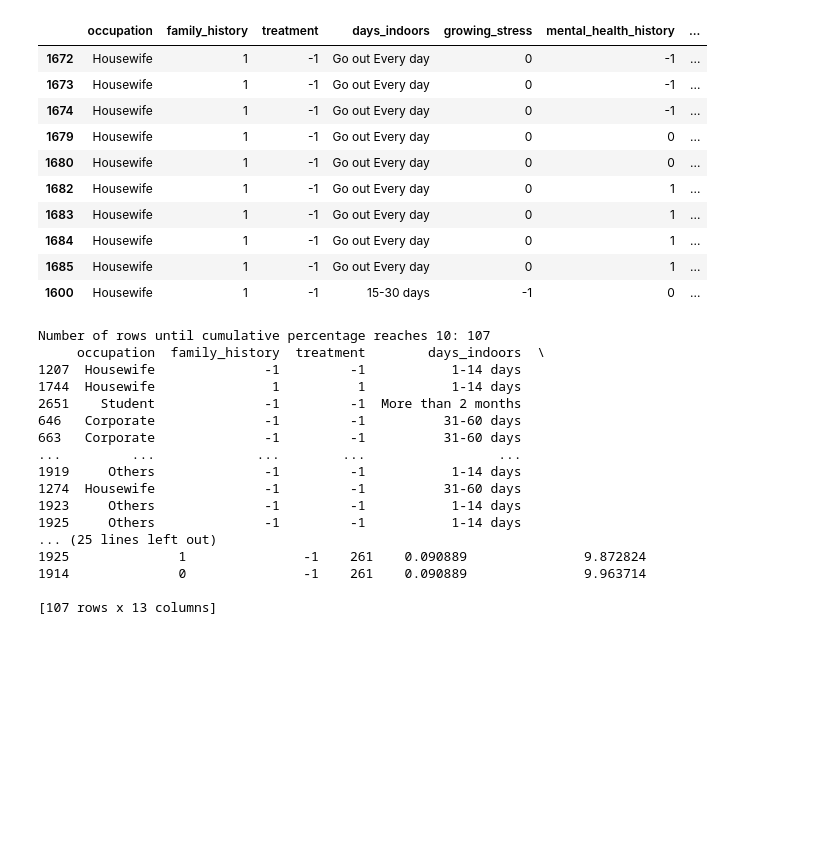
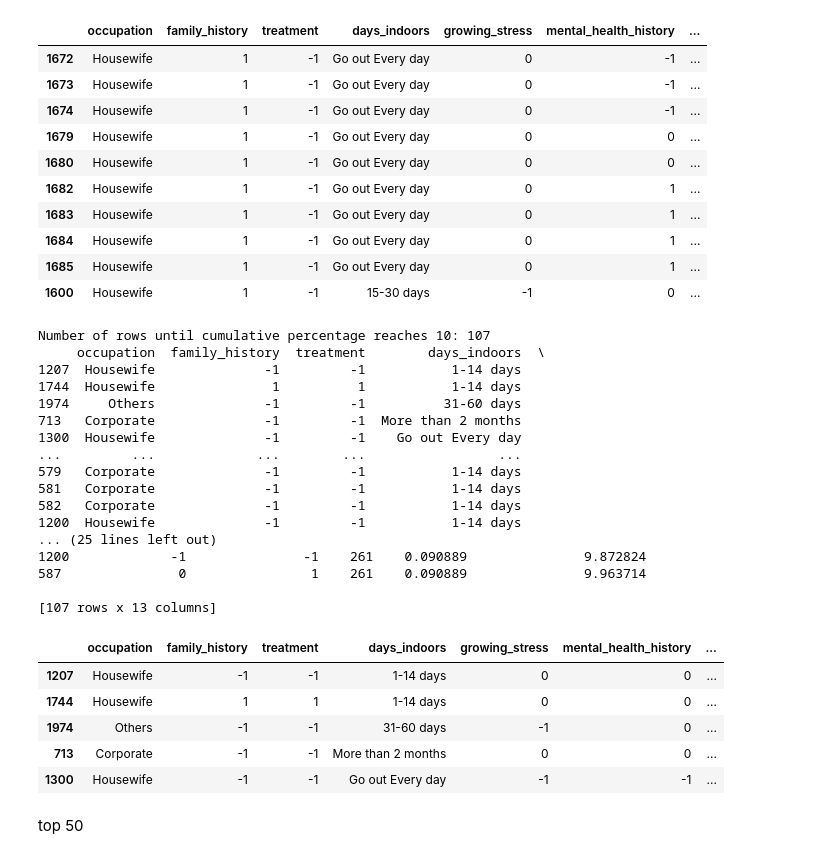
Before and after one commit to nchakicherla/ucb-dataviz-project1-group7, a Jupyter notebook: question_6/data_manipulation.ipynb, the cells around one changed output. Drawn from its saved outputs; the diff is of its cells as text; code cells hidden in the pictures; blank space fills up the shorter version.

```diff
--- a/question_6/data_manipulation.ipynb
+++ b/question_6/data_manipulation.ipynb
@@ -272,39 +272,49 @@ common_count.tail(10)
 #take a look at the top 10 percentage of commonality
 # Sort the DataFrame by the 'percentage' column in descending order
 common_count = common_count.sort_values(by='percentage', ascending=False)
 
 # Calculate the cumulative sum of the 'percentage' column
 common_count['cumulative_percentage'] = common_count['percentage'].cumsum()
 
 # Identify the rows until the cumulative percentage reaches or exceeds 10%
 rows_until_10 = common_count[common_count['cumulative_percentage'] <= 10]
 
 # Count the number of rows
 num_rows = len(rows_until_10)
 
 # Display the result
 print(f"Number of rows until cumulative percentage reaches 10: {num_rows}")
 print(rows_until_10)
 
 #save rows until 10% commonality
 top_10_percent_answers = rows_until_10.drop(columns=['count', 'cumulative_percentage'])
 #save to csv
 top_10_percent_answers.to_csv('top_10_percent_answers.csv', index=False)
+
+top_10_percent_answers.head()
 # %% [output]
 Number of rows until cumulative percentage reaches 10: 107
      occupation  family_history  treatment        days_indoors  \
 1207  Housewife              -1         -1           1-14 days
 1744  Housewife               1          1           1-14 days
-2651    Student              -1         -1  More than 2 months
-646   Corporate              -1         -1          31-60 days
-663   Corporate              -1         -1          31-60 days
+1974     Others              -1         -1          31-60 days
+713   Corporate              -1         -1  More than 2 months
+1300  Housewife              -1         -1    Go out Every day
 ...         ...             ...        ...                 ...
-1919     Others              -1         -1           1-14 days
-1274  Housewife              -1         -1          31-60 days
-1923     Others              -1         -1           1-14 days
-1925     Others              -1         -1           1-14 days
+579   Corporate              -1         -1           1-14 days
+581   Corporate              -1         -1           1-14 days
+582   Corporate              -1         -1           1-14 days
+1200  Housewife              -1         -1           1-14 days
 ... (25 lines left out)
-1925              1               -1    261    0.090889               9.872824
-1914              0               -1    261    0.090889               9.963714
+1200             -1               -1    261    0.090889               9.872824
+587               0                1    261    0.090889               9.963714
 
 [107 rows x 13 columns]
+|  | occupation | family_history | treatment | days_indoors | growing_stress | mental_health_history | ... |
+| 1207 | Housewife | -1 | -1 | 1-14 days | 0 | 0 | ... |
+| 1744 | Housewife | 1 | 1 | 1-14 days | 0 | 0 | ... |
+| 1974 | Others | -1 | -1 | 31-60 days | -1 | 0 | ... |
+| 713 | Corporate | -1 | -1 | More than 2 months | 0 | 0 | ... |
+| 1300 | Housewife | -1 | -1 | Go out Every day | -1 | -1 | ... |
+# %% [markdown]
+top 50
```
Also changed, not shown: parts of 5 cells of this notebook, 2 other files.
